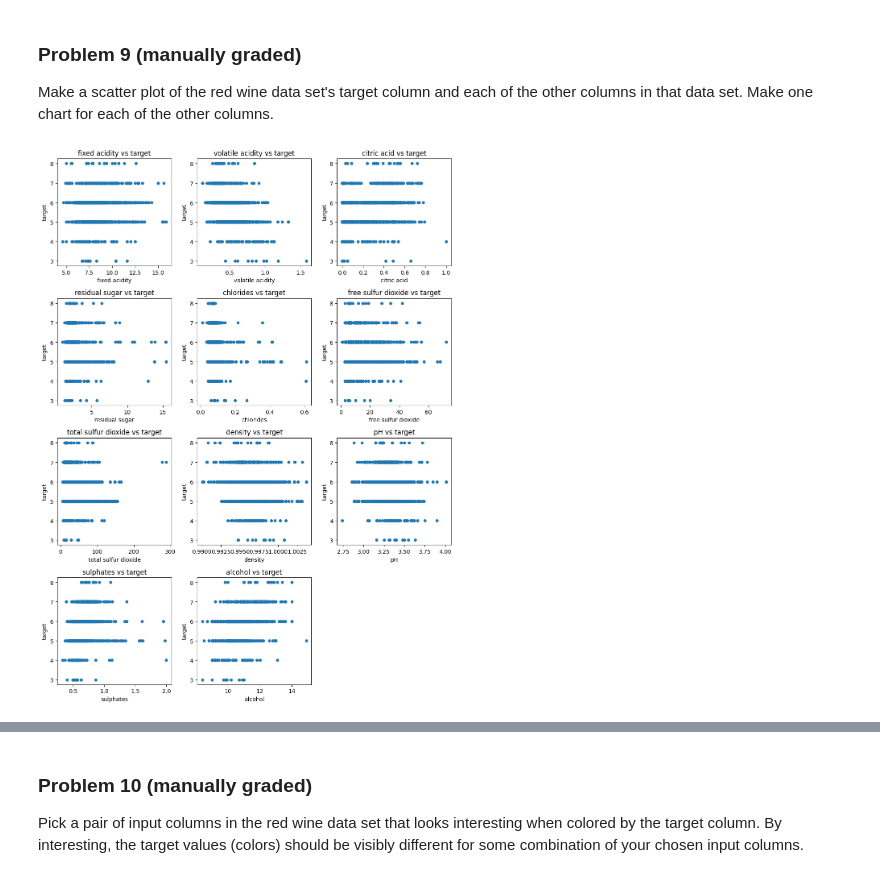
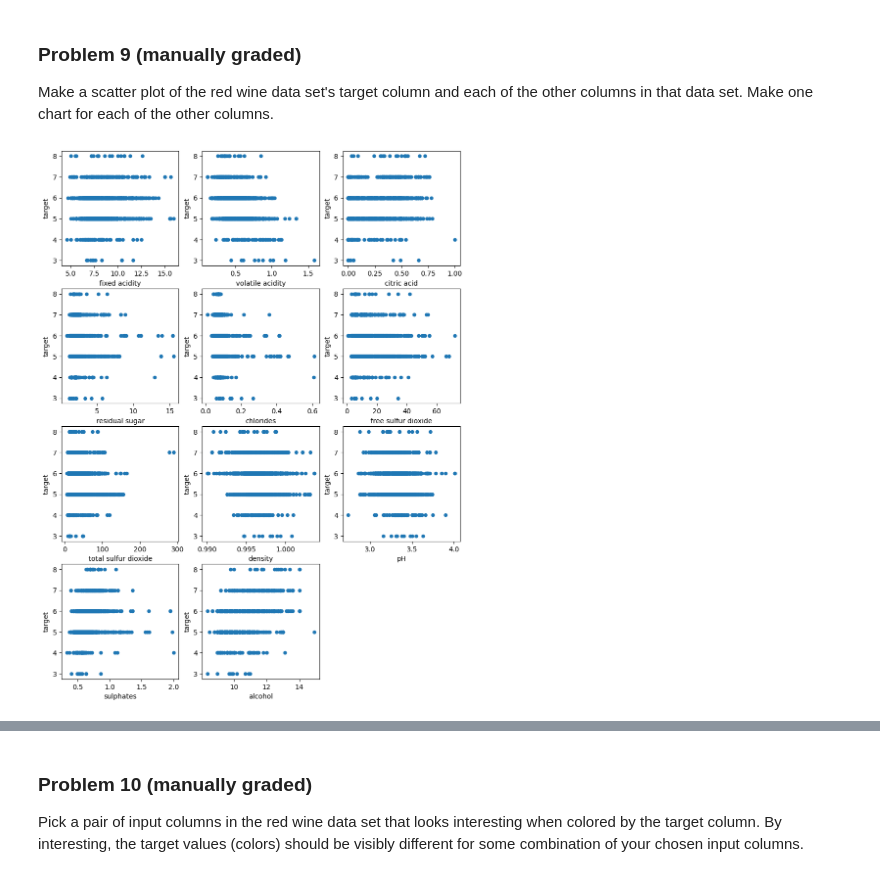
Before and after one commit to RajuNatesanBU/25fallcdsdx602_o1, a Jupyter notebook: dx602-homework-10/homework.ipynb, the cells around one changed output, grey strips where cells are left out. Drawn from its saved outputs; the diff is of its cells as text; code cells hidden in the pictures.

```diff
--- a/dx602-homework-10/homework.ipynb
+++ b/dx602-homework-10/homework.ipynb
@@ -185,18 +185,15 @@ Make one chart for each of the other columns.
 # %%
 # YOUR CHANGES HERE
 
 plot_cols = [c for c in red_wine.columns if c != 'target']
 num_cols=3
 num_rows = (len(plot_cols) + num_cols-1) // num_cols
 plt.figure(figsize=(num_cols*3.5, num_rows*3.5))
 for (i, c) in enumerate(plot_cols):
     plt.subplot(num_rows, num_cols, i+1)
     red_wine.plot.scatter(c, "target", ax=plt.gca())
-    plt.title(f"{c} vs target")
-
-plt.tight_layout()
 # %% [output]
-[figure, old version]
+[figure, new version]
 # %% [markdown]
 <div style="page-break-after: always;"></div>
 # %% [markdown]
```
